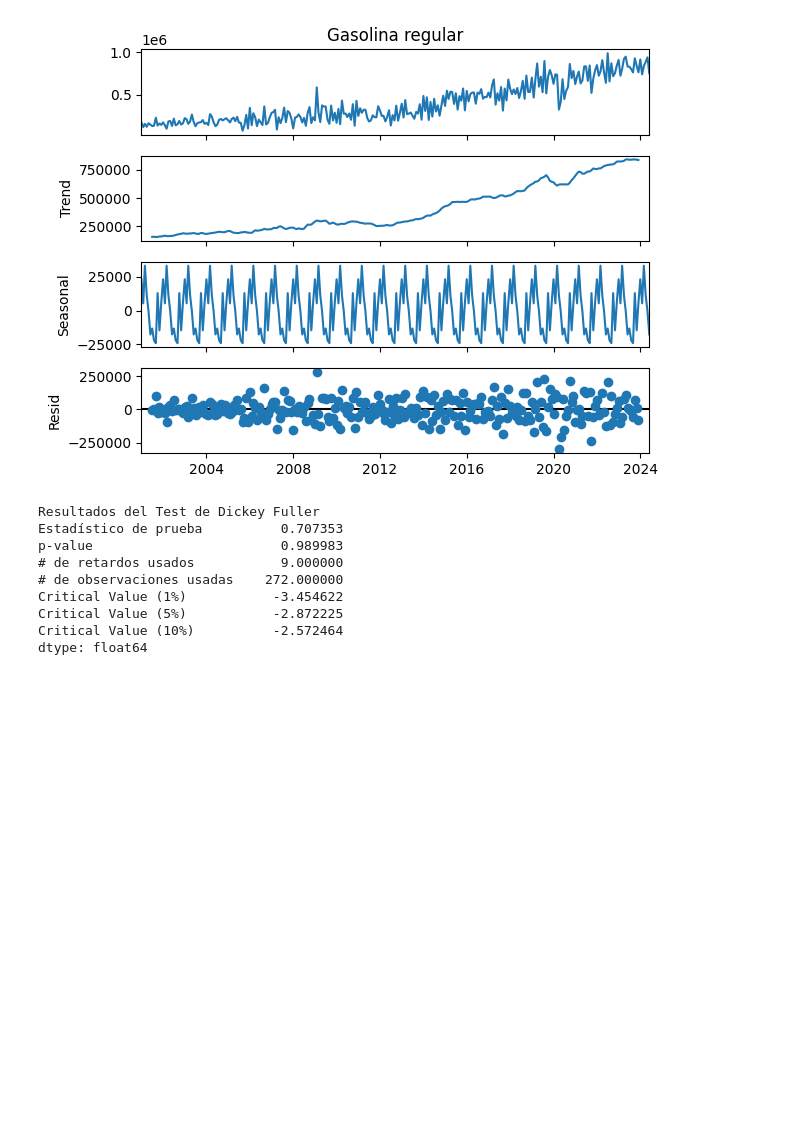
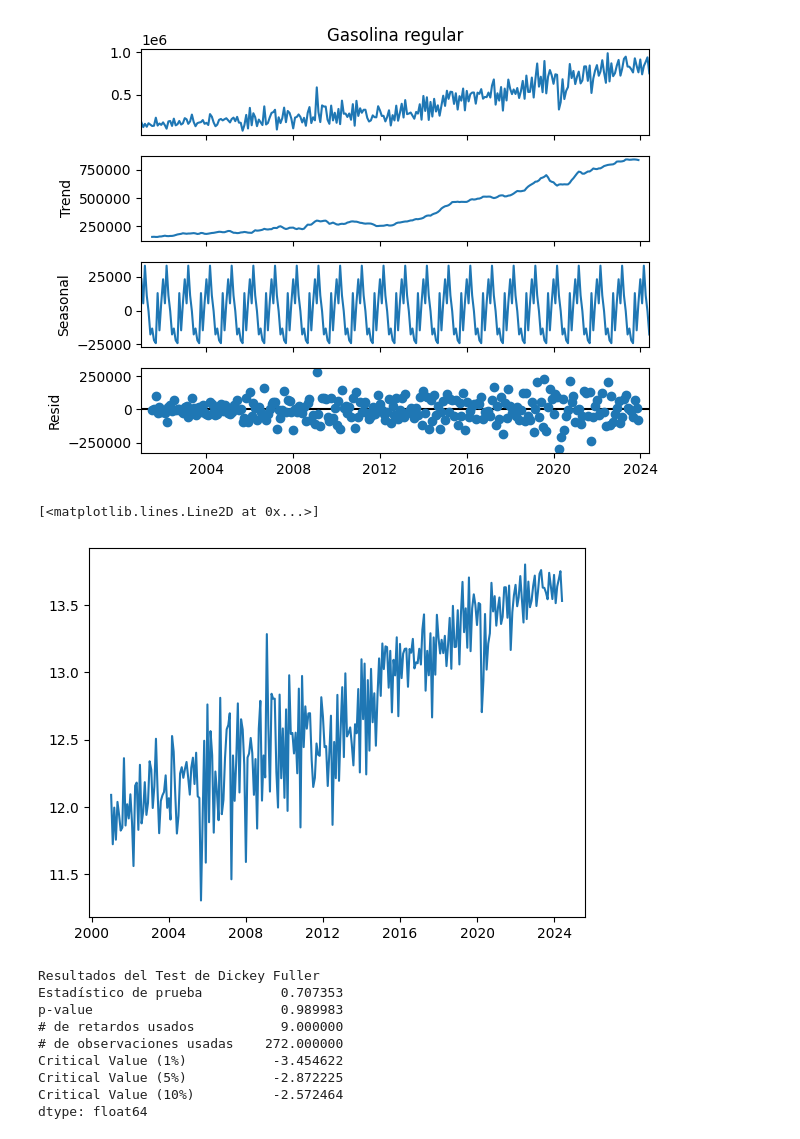
Before and after one commit to auyjos/LabSeriesTIempoDS, a Jupyter notebook: Lab3ModeloImportacion.ipynb, the cells around one changed output. Saved outputs shown, nothing was run; the diff lists cells and outputs as text; code cells hidden in the pictures; blank space fills up the shorter version.

Commit message:
SEgundo modelo para importacion de gasolina regular

```diff
--- a/Lab3ModeloImportacion.ipynb
+++ b/Lab3ModeloImportacion.ipynb
@@ -262,6 +262,12 @@ descomposicion.plot()
 # %% [output]
 [figure]
 [figure]
+# %%
+ts_importacion_log = np.log(importacion_regular)
+plt.plot(ts_importacion_log)
+# %% [output]
+[<matplotlib.lines.Line2D at 0x...>]
+[figure, added]
 # %%
 print('Resultados del Test de Dickey Fuller')
 dfTest = adfuller(importacion_regular['Gasolina regular'], autolag='AIC')
```
Also changed, not shown: parts of 15 cells of this notebook.
